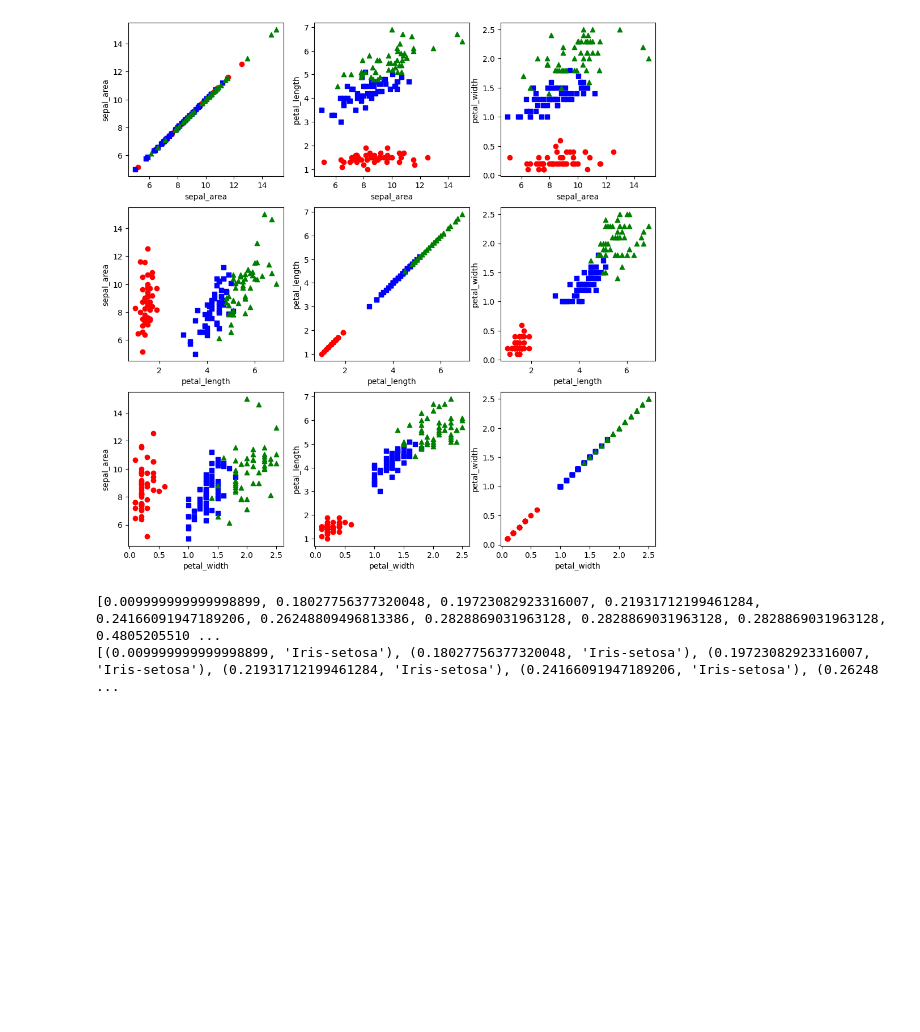
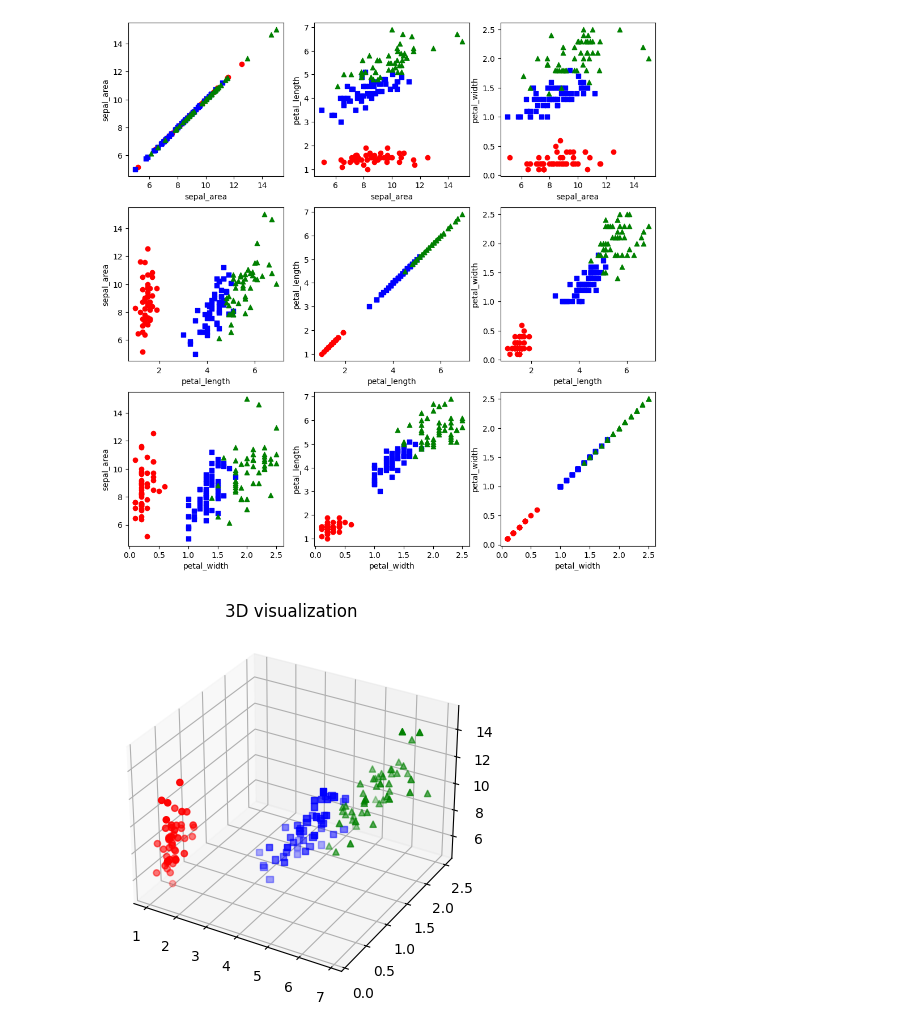
Before and after one commit to gabriel-victor933/project-knn, a Jupyter notebook: main.ipynb, the cells around one changed output. Drawn from its saved outputs; the diff is of its cells as text; code cells hidden in the pictures; blank space fills up the shorter version.

```diff
--- a/main.ipynb
+++ b/main.ipynb
@@ -46,6 +44,19 @@ columns = ['sepal_area','petal_length', 'petal_width']
 plot_scatter_by_columns(columns)
 # %% [output]
 [figure]
+# %%
+fig, ax = plt.subplots(subplot_kw={"projection": "3d"})
+
+for specie in list_of_species:
+        xs = df.loc[df['species'] == specie,['petal_length']]
+        ys = df.loc[df['species'] == specie,['petal_width']]
+        zs = df.loc[df['species'] == specie,['sepal_area']]
+        ax.scatter(xs, ys, zs,color=COLORS[specie], marker=MAKERS[specie])
+
+plt.title('3D visualization')
+plt.show()
+# %% [output]
+[figure, added]
 # %%
 def partition_data(data, prop):
     results = [[],[]]
@@ -84,7 +114,0 @@ test_data_x, test_data_y = (zip(*test_data))
-# %%
-knn = NearestNeighbors(train_data_x,train_data_y)
-
-knn.classify(test_data_x[0])
-# %% [output]
-[0.009999999999998899, 0.18027756377320048, 0.19723082923316007, 0.21931712199461284, 0.24166091947189206, 0.26248809496813386, 0.2828869031963128, 0.2828869031963128, 0.2828869031963128, 0.4805205510 ...
-[(0.009999999999998899, 'Iris-setosa'), (0.18027756377320048, 'Iris-setosa'), (0.19723082923316007, 'Iris-setosa'), (0.21931712199461284, 'Iris-setosa'), (0.24166091947189206, 'Iris-setosa'), (0.26248 ...
```
Also changed, not shown: parts of 5 cells of this notebook.
